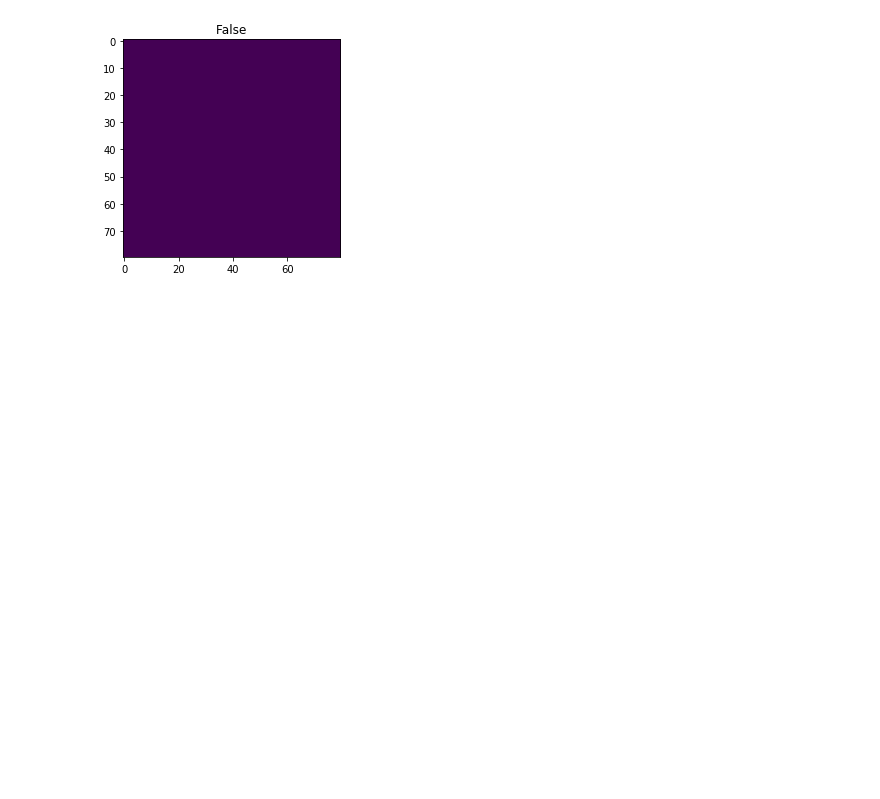
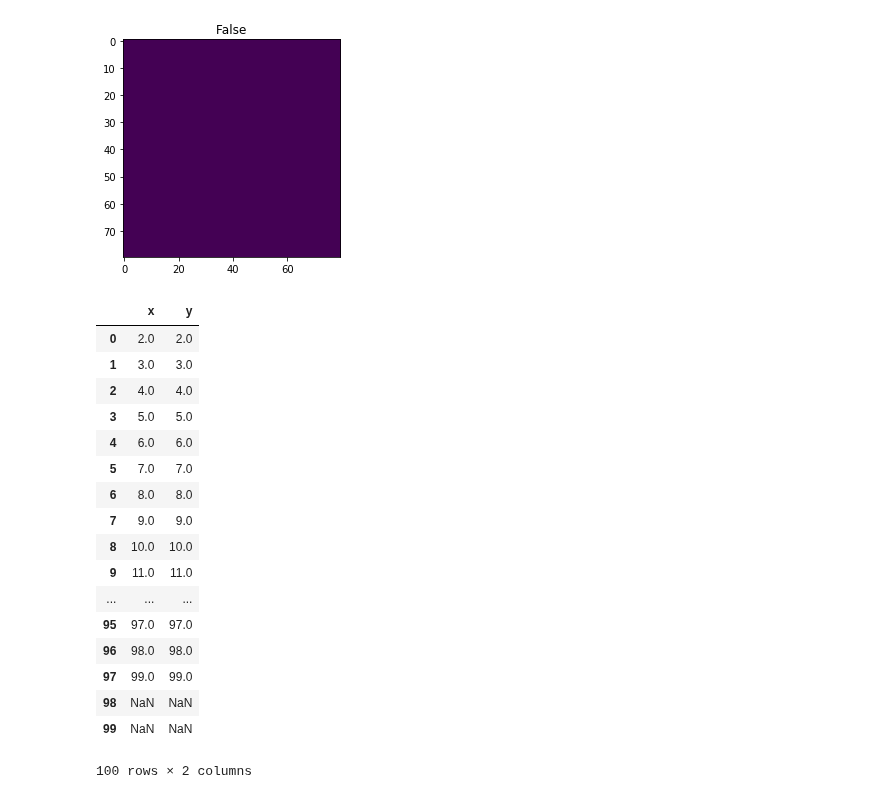
Before and after one commit to FrancescoSaverioZuppichini/Master-Thesis, a Jupyter notebook: core/utils/postprocessing/Untitled.ipynb, the cells around one changed output. Drawn from its saved outputs; the diff is of its cells as text; code cells hidden in the pictures; blank space fills up the shorter version.

```diff
--- a/core/utils/postprocessing/Untitled.ipynb
+++ b/core/utils/postprocessing/Untitled.ipynb
@@ -212,0 +216,23 @@ for i in range(10):
+# %%
+df = pd.DataFrame({'x': np.arange(0,100), 'y': np.arange(0,100)})
+# %%
+df.shift(-2)
+# %% [output]
+|  | x | y |
+| 0 | 2.0 | 2.0 |
+| 1 | 3.0 | 3.0 |
+| 2 | 4.0 | 4.0 |
+| 3 | 5.0 | 5.0 |
+| 4 | 6.0 | 6.0 |
+| 5 | 7.0 | 7.0 |
+| 6 | 8.0 | 8.0 |
+| 7 | 9.0 | 9.0 |
+| 8 | 10.0 | 10.0 |
+| 9 | 11.0 | 11.0 |
+| ... | ... | ... |
+| 95 | 97.0 | 97.0 |
+| 96 | 98.0 | 98.0 |
+| 97 | 99.0 | 99.0 |
+| 98 | NaN | NaN |
+| 99 | NaN | NaN |
+100 rows × 2 columns
```
Also changed, not shown: parts of 1 cell of this notebook, 33 other files.
